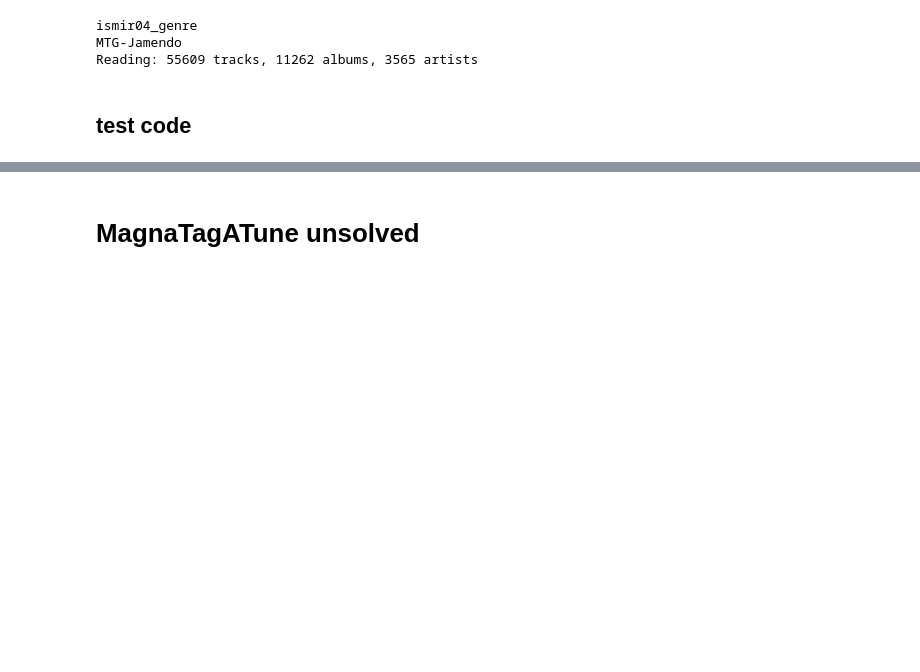
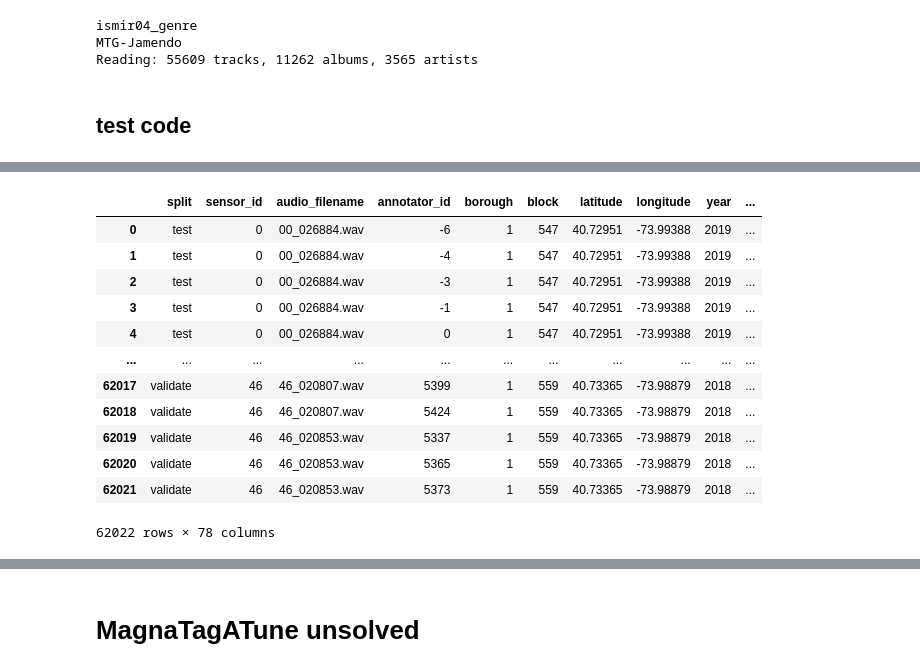
Before and after one commit to curlsloth/MusicSpeech-STM, a Jupyter notebook: STM03_build_meta_data.ipynb, the cells around one changed output, grey strips where cells are left out. Saved outputs shown, nothing was run; the diff lists cells and outputs as text; code cells hidden in the pictures; blank space fills up the shorter version.

```diff
--- a/STM03_build_meta_data.ipynb
+++ b/STM03_build_meta_data.ipynb
@@ -543,0 +495,17 @@ df_all
+# %%
+df_annot = pd.read_csv('data/envCorp/SONYC/annotations.csv')
+df_annot
+# %% [output]
+|  | split | sensor_id | audio_filename | annotator_id | borough | block | latitude | longitude | year | ... |
+| 0 | test | 0 | 00_026884.wav | -6 | 1 | 547 | 40.72951 | -73.99388 | 2019 | ... |
+| 1 | test | 0 | 00_026884.wav | -4 | 1 | 547 | 40.72951 | -73.99388 | 2019 | ... |
+| 2 | test | 0 | 00_026884.wav | -3 | 1 | 547 | 40.72951 | -73.99388 | 2019 | ... |
+| 3 | test | 0 | 00_026884.wav | -1 | 1 | 547 | 40.72951 | -73.99388 | 2019 | ... |
+| 4 | test | 0 | 00_026884.wav | 0 | 1 | 547 | 40.72951 | -73.99388 | 2019 | ... |
+| ... | ... | ... | ... | ... | ... | ... | ... | ... | ... | ... |
+| 62017 | validate | 46 | 46_020807.wav | 5399 | 1 | 559 | 40.73365 | -73.98879 | 2018 | ... |
+| 62018 | validate | 46 | 46_020807.wav | 5424 | 1 | 559 | 40.73365 | -73.98879 | 2018 | ... |
+| 62019 | validate | 46 | 46_020853.wav | 5337 | 1 | 559 | 40.73365 | -73.98879 | 2018 | ... |
+| 62020 | validate | 46 | 46_020853.wav | 5365 | 1 | 559 | 40.73365 | -73.98879 | 2018 | ... |
+| 62021 | validate | 46 | 46_020853.wav | 5373 | 1 | 559 | 40.73365 | -73.98879 | 2018 | ... |
+62022 rows × 78 columns
```
Also changed, not shown: parts of 17 cells of this notebook.
